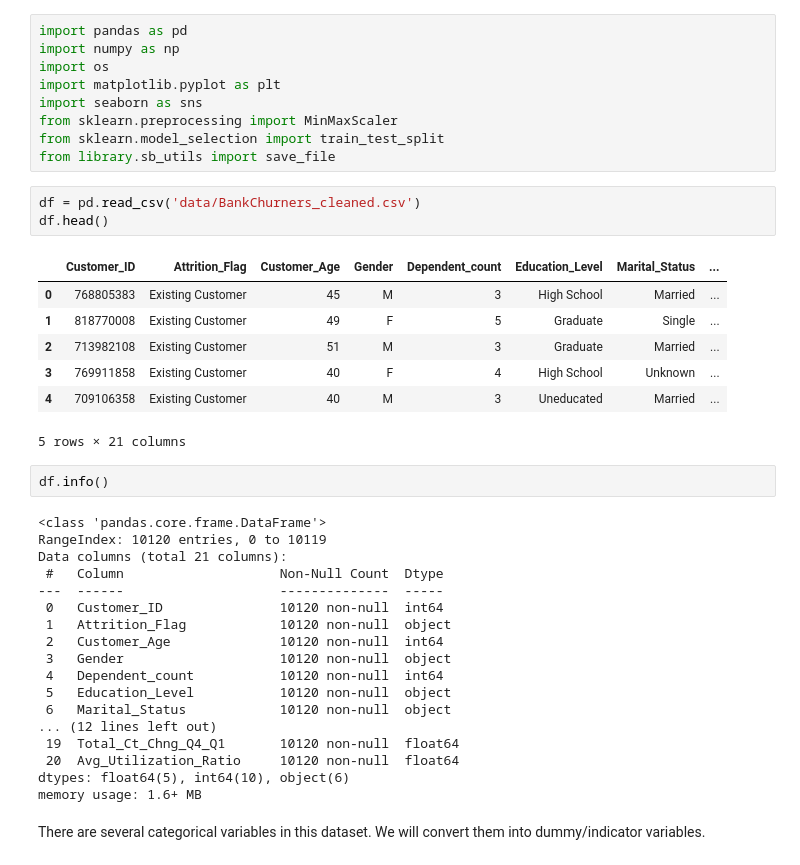
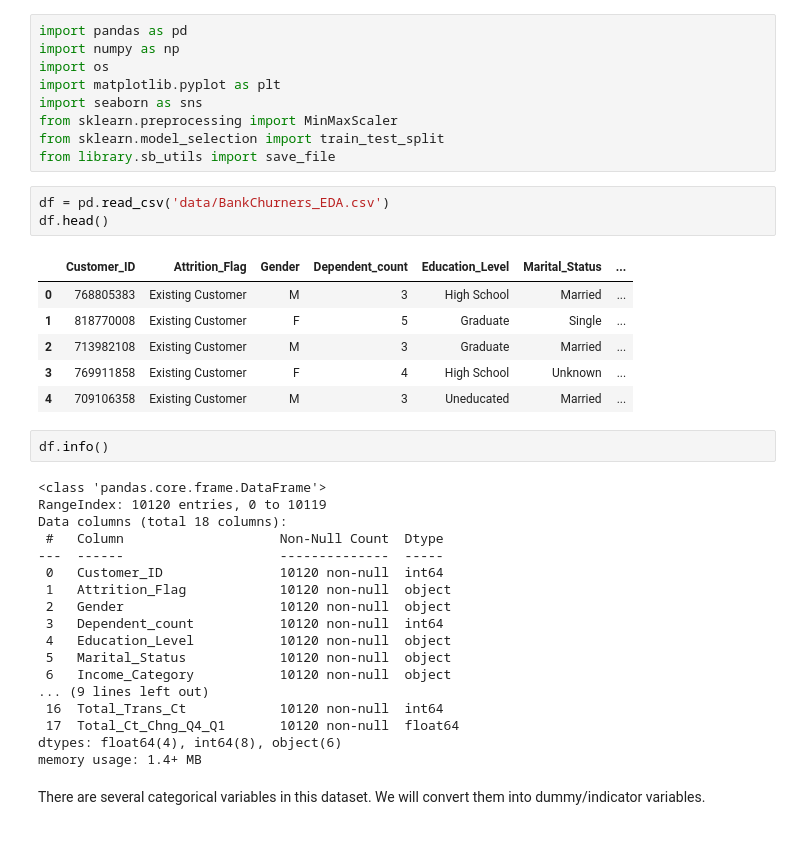
Before and after one commit to elpea74/CapstoneTwo, a Jupyter notebook: Capstone 2 - Preprocessing.ipynb, the cells around one changed output. Saved outputs shown, nothing was run; the diff lists cells and outputs as text.

```diff
--- a/Capstone 2 - Preprocessing.ipynb
+++ b/Capstone 2 - Preprocessing.ipynb
@@ -8,36 +8,35 @@ from sklearn.preprocessing import MinMaxScaler
 from sklearn.model_selection import train_test_split
 from library.sb_utils import save_file
 # %%
-df = pd.read_csv('data/BankChurners_cleaned.csv')
+df = pd.read_csv('data/BankChurners_EDA.csv')
 df.head()
 # %% [output]
-|  | Customer_ID | Attrition_Flag | Customer_Age | Gender | Dependent_count | Education_Level | Marital_Status | ... |
-| 0 | 768805383 | Existing Customer | 45 | M | 3 | High School | Married | ... |
-| 1 | 818770008 | Existing Customer | 49 | F | 5 | Graduate | Single | ... |
-| 2 | 713982108 | Existing Customer | 51 | M | 3 | Graduate | Married | ... |
-| 3 | 769911858 | Existing Customer | 40 | F | 4 | High School | Unknown | ... |
-| 4 | 709106358 | Existing Customer | 40 | M | 3 | Uneducated | Married | ... |
+|  | Customer_ID | Attrition_Flag | Gender | Dependent_count | Education_Level | Marital_Status | ... |
+| 0 | 768805383 | Existing Customer | M | 3 | High School | Married | ... |
+| 1 | 818770008 | Existing Customer | F | 5 | Graduate | Single | ... |
+| 2 | 713982108 | Existing Customer | M | 3 | Graduate | Married | ... |
+| 3 | 769911858 | Existing Customer | F | 4 | High School | Unknown | ... |
+| 4 | 709106358 | Existing Customer | M | 3 | Uneducated | Married | ... |
-5 rows × 21 columns
 # %%
 df.info()
 # %% [output]
 <class 'pandas.core.frame.DataFrame'>
 RangeIndex: 10120 entries, 0 to 10119
-Data columns (total 21 columns):
+Data columns (total 18 columns):
  #   Column                    Non-Null Count  Dtype
 ---  ------                    --------------  -----
  0   Customer_ID               10120 non-null  int64
  1   Attrition_Flag            10120 non-null  object
- 2   Customer_Age              10120 non-null  int64
- 3   Gender                    10120 non-null  object
- 4   Dependent_count           10120 non-null  int64
- 5   Education_Level           10120 non-null  object
- 6   Marital_Status            10120 non-null  object
-... (12 lines left out)
- 19  Total_Ct_Chng_Q4_Q1       10120 non-null  float64
- 20  Avg_Utilization_Ratio     10120 non-null  float64
-dtypes: float64(5), int64(10), object(6)
-memory usage: 1.6+ MB
+ 2   Gender                    10120 non-null  object
+ 3   Dependent_count           10120 non-null  int64
+ 4   Education_Level           10120 non-null  object
+ 5   Marital_Status            10120 non-null  object
+ 6   Income_Category           10120 non-null  object
+... (9 lines left out)
+ 16  Total_Trans_Ct            10120 non-null  int64
+ 17  Total_Ct_Chng_Q4_Q1       10120 non-null  float64
+dtypes: float64(4), int64(8), object(6)
+memory usage: 1.4+ MB
 # %% [markdown]
 There are several categorical variables in this dataset. We will convert them into dummy/indicator variables.
 # %%
```
Also changed, not shown: parts of 11 cells of this notebook, 6 other files.
